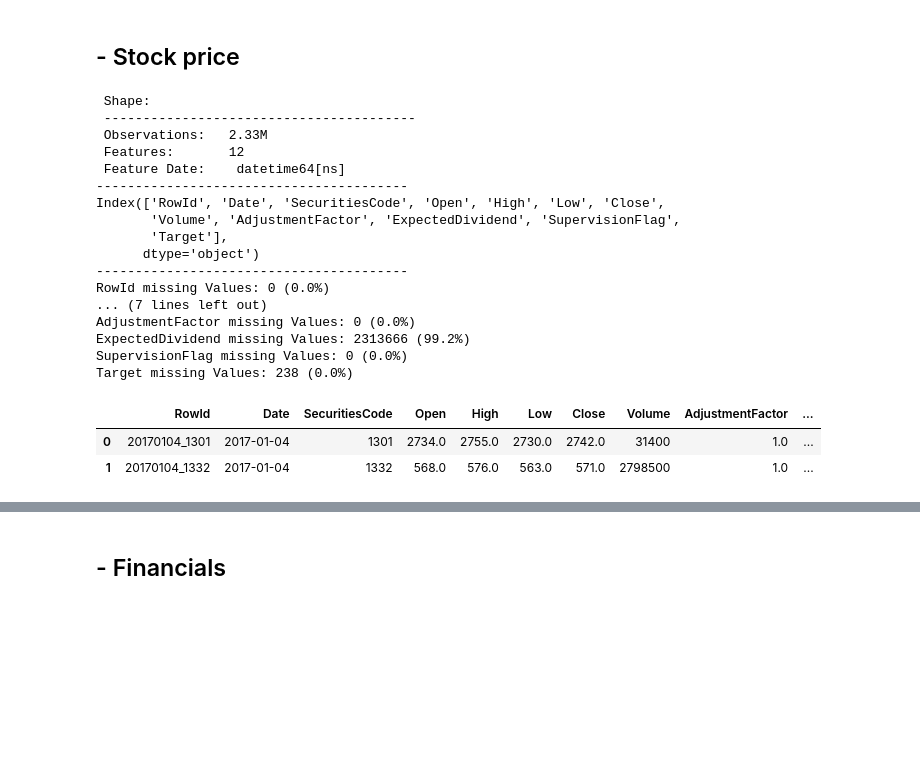
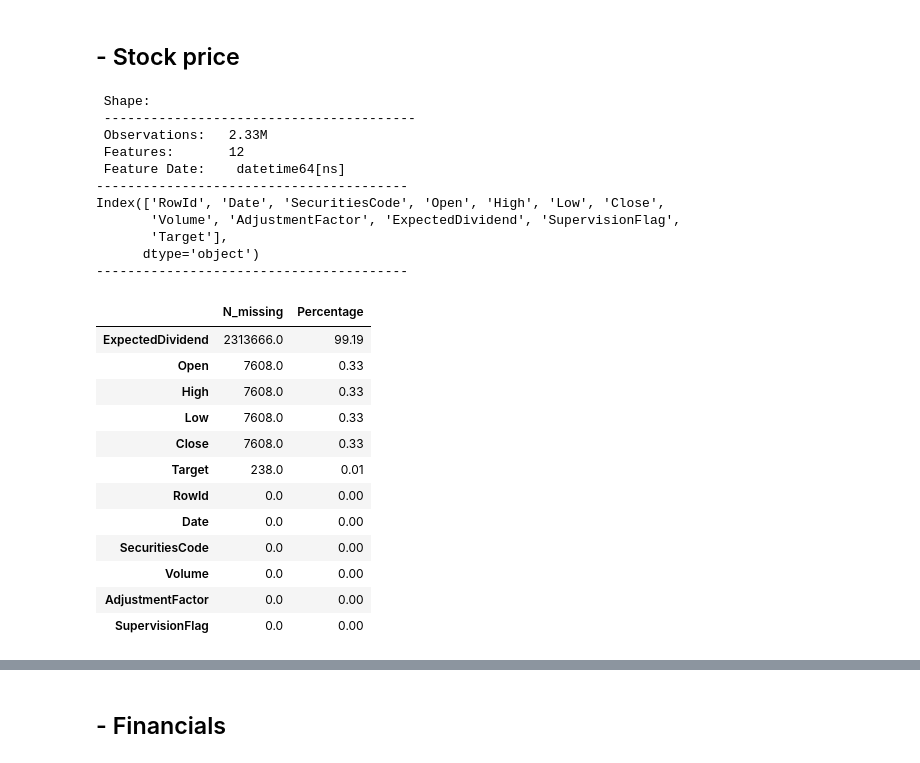
Before and after one commit to valentina-bec/tokyo-stock-exchange, a Jupyter notebook: preprocessing.ipynb, the cells around one changed output, grey strips where cells are left out. Drawn from its saved outputs; the diff is of its cells as text; code cells hidden in the pictures; blank space fills up the shorter version.

```diff
--- a/preprocessing.ipynb
+++ b/preprocessing.ipynb
@@ -1,2 +1,17 @@
 # %% [markdown]
 # Processing data for modelling
+# %%
+import pandas as pd
+from tqdm import tqdm
+
+from functions import print_shape, df_security_code
+
+from feature_engineering import (fill_and_drop_na_values,
+ adjust_price,
+ price_new_features,
+ encode_flag,
+ fill_finances_knn,
+ new_features_financial
+ )
+
+MISSINGVALUES = True
@@ -2,0 +20,9 @@
+# %%
+def data_selection(selection = True):
+    if selection:
+        prices = df_security_code(pd.read_csv('data/train_files/stock_prices.csv', parse_dates=[1]))
+        financial = df_security_code(pd.read_csv('data/train_files/financials.csv',parse_dates=['Date']))
+    else:
+        prices = pd.read_csv('data/train_files/stock_prices.csv', parse_dates=[1])
+        financial = pd.read_csv('data/train_files/financials.csv',parse_dates=['Date'])
+    return prices, financial
@@ -2,0 +37,2 @@
+# %%
+prices, financial = data_selection(False)
@@ -10,28 +54,32 @@ from functions import print_shape
 # %%
 # test with feature_engineering.py
-prices = pd.read_csv('data/train_files/stock_prices.csv', parse_dates=[1])
-print_shape(prices)
-prices.head(2)
+#prices = pd.read_csv('data/train_files/stock_prices.csv', parse_dates=[1])
+print_shape(prices, MISSINGVALUES)
+#prices.head(2)
 # %% [output]
  Shape:
  ----------------------------------------
  Observations:   2.33M
  Features:       12
  Feature Date:    datetime64[ns]
 ----------------------------------------
 Index(['RowId', 'Date', 'SecuritiesCode', 'Open', 'High', 'Low', 'Close',
        'Volume', 'AdjustmentFactor', 'ExpectedDividend', 'SupervisionFlag',
        'Target'],
       dtype='object')
 ----------------------------------------
-RowId missing Values: 0 (0.0%)
-... (7 lines left out)
-AdjustmentFactor missing Values: 0 (0.0%)
-ExpectedDividend missing Values: 2313666 (99.2%)
-SupervisionFlag missing Values: 0 (0.0%)
-Target missing Values: 238 (0.0%)
-|  | RowId | Date | SecuritiesCode | Open | High | Low | Close | Volume | AdjustmentFactor | ... |
-| 0 | 20170104_1301 | 2017-01-04 | 1301 | 2734.0 | 2755.0 | 2730.0 | 2742.0 | 31400 | 1.0 | ... |
-| 1 | 20170104_1332 | 2017-01-04 | 1332 | 568.0 | 576.0 | 563.0 | 571.0 | 2798500 | 1.0 | ... |
+|  | N_missing | Percentage |
+| ExpectedDividend | 2313666.0 | 99.19 |
+| Open | 7608.0 | 0.33 |
+| High | 7608.0 | 0.33 |
+| Low | 7608.0 | 0.33 |
+| Close | 7608.0 | 0.33 |
+| Target | 238.0 | 0.01 |
+| RowId | 0.0 | 0.00 |
+| Date | 0.0 | 0.00 |
+| SecuritiesCode | 0.0 | 0.00 |
+| Volume | 0.0 | 0.00 |
+| AdjustmentFactor | 0.0 | 0.00 |
+| SupervisionFlag | 0.0 | 0.00 |
 # %%
 
```
Also changed, not shown: parts of 36 cells of this notebook, 1 other file.
